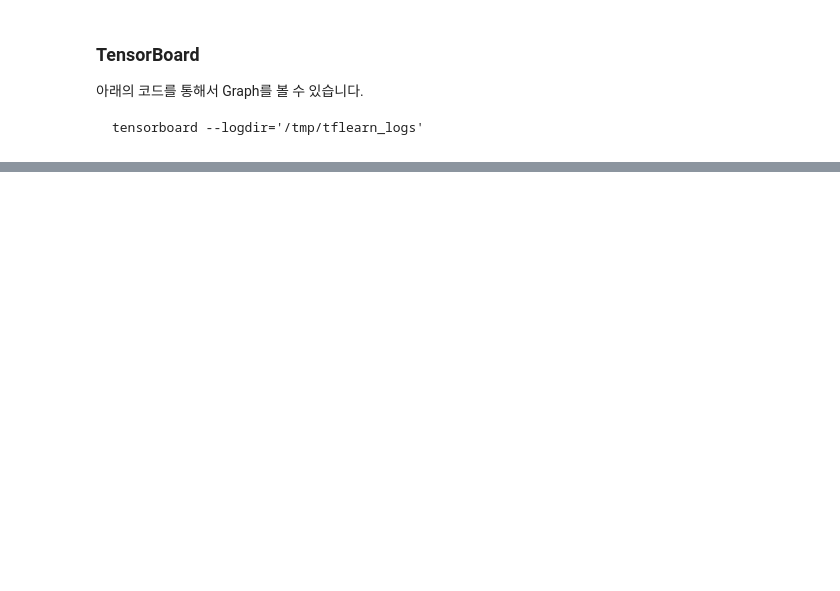
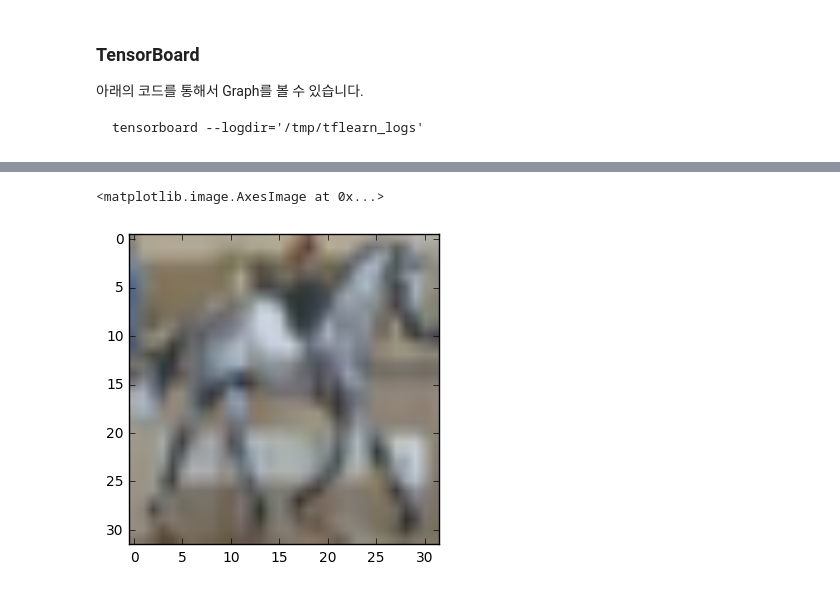
Before and after one commit to AndersonJo/machine-learning, a Jupyter notebook: Machine Learning Tutorial/Convolutional Neural Network/CNN (CIFAR-10) with TFLearn.ipynb, the cells around one changed output, grey strips where cells are left out. Saved outputs shown, nothing was run; the diff lists cells and outputs as text; code cells hidden in the pictures; blank space fills up the shorter version.

```diff
--- a/Machine Learning Tutorial/Convolutional Neural Network/CNN (CIFAR-10) with TFLearn.ipynb
+++ b/Machine Learning Tutorial/Convolutional Neural Network/CNN (CIFAR-10) with TFLearn.ipynb
@@ -108,0 +104,5 @@ Answer
+# %%
+imshow(X[101])
+# %% [output]
+<matplotlib.image.AxesImage at 0x...>
+[figure, added]
```
Also changed, not shown: parts of 4 cells of this notebook.
